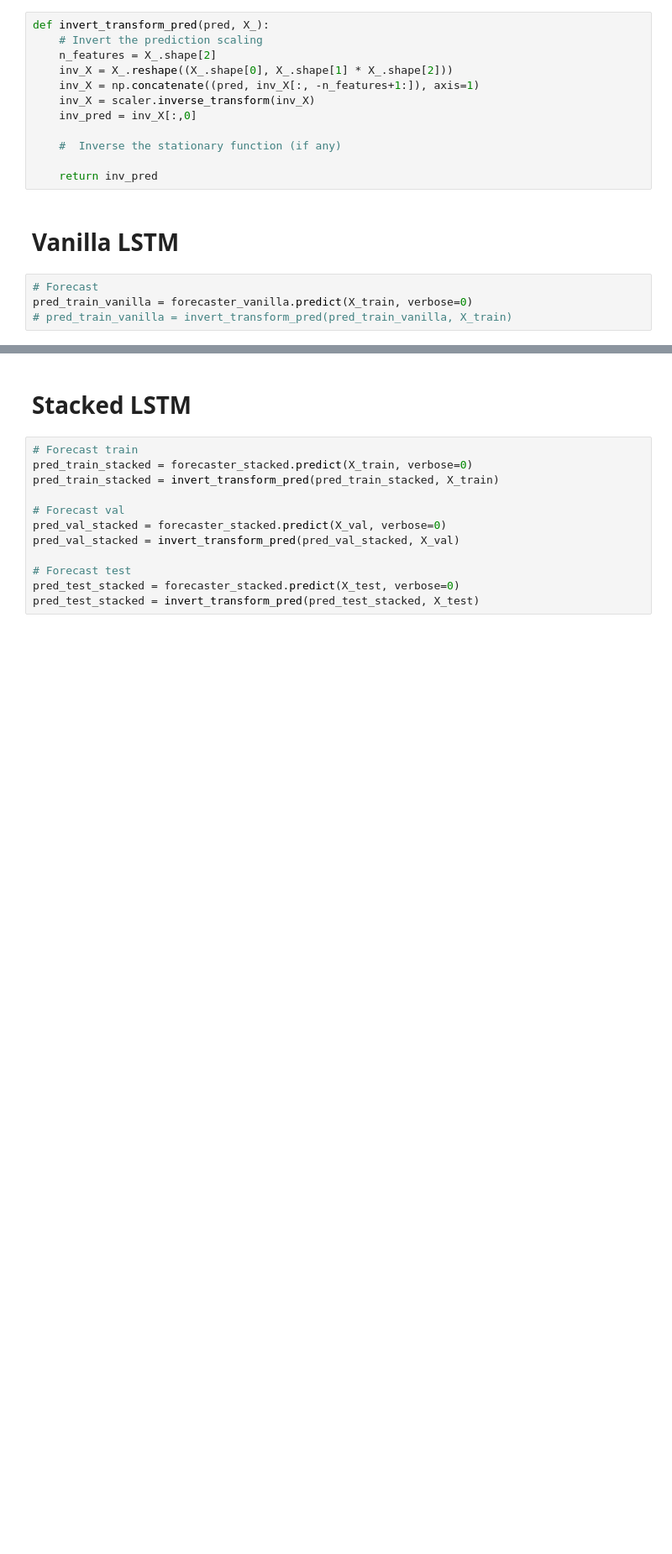
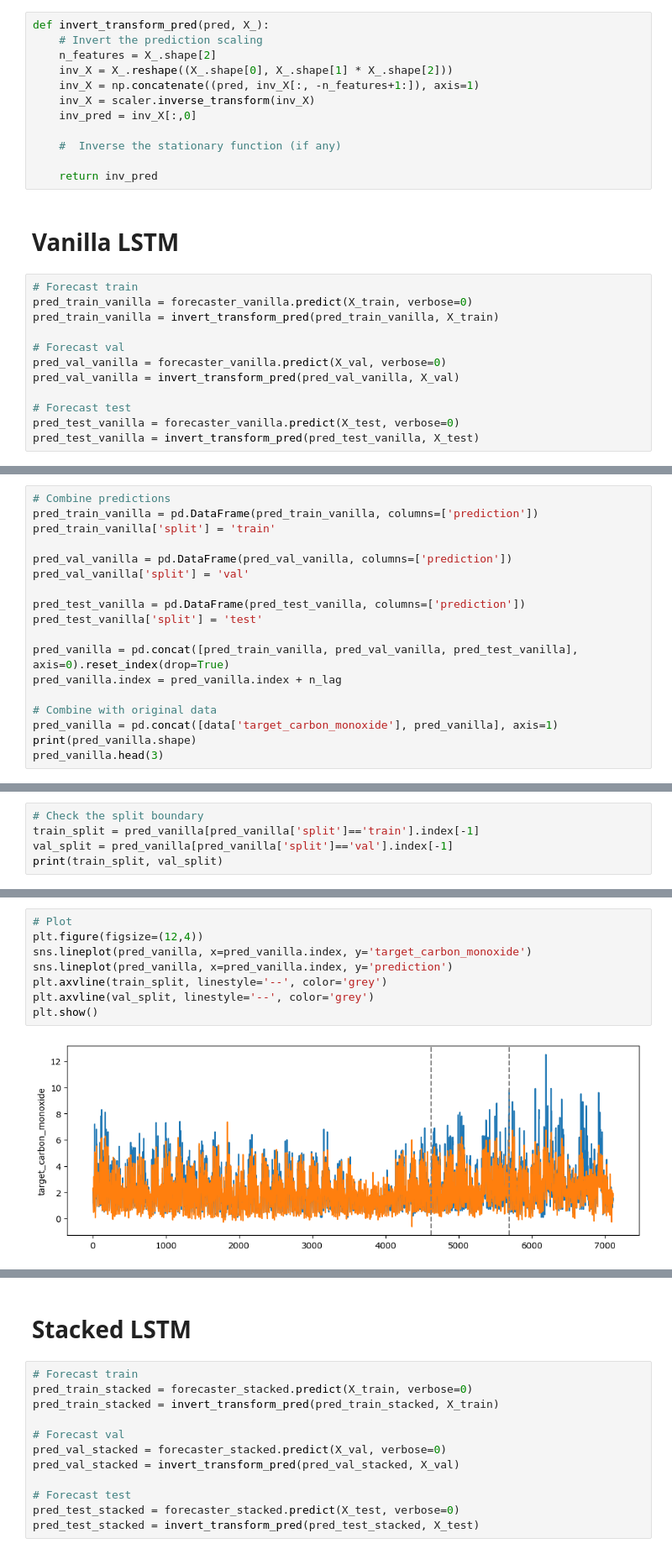
Before and after one commit to Rendi-Geospatial/MachineLearning, a Jupyter notebook: time_series/02 notebooks/multivariate/03 invoke model.ipynb, the cells around one changed output, grey strips where cells are left out. Shown at 84% size. Cells and saved outputs as stored; diff of their text form; blank space fills up the shorter version.

```diff
--- a/time_series/02 notebooks/multivariate/03 invoke model.ipynb
+++ b/time_series/02 notebooks/multivariate/03 invoke model.ipynb
@@ -89,6 +73,14 @@ def invert_transform_pred(pred, X_):
 # %% [markdown]
 # Vanilla LSTM
 # %%
-# Forecast
+# Forecast train
 pred_train_vanilla = forecaster_vanilla.predict(X_train, verbose=0)
-# pred_train_vanilla = invert_transform_pred(pred_train_vanilla, X_train)
+pred_train_vanilla = invert_transform_pred(pred_train_vanilla, X_train)
+
+# Forecast val
+pred_val_vanilla = forecaster_vanilla.predict(X_val, verbose=0)
+pred_val_vanilla = invert_transform_pred(pred_val_vanilla, X_val)
+
+# Forecast test
+pred_test_vanilla = forecaster_vanilla.predict(X_test, verbose=0)
+pred_test_vanilla = invert_transform_pred(pred_test_vanilla, X_test)
@@ -102,0 +87,18 @@ pred_train_vanilla.shape
+# %%
+# Combine predictions
+pred_train_vanilla = pd.DataFrame(pred_train_vanilla, columns=['prediction'])
+pred_train_vanilla['split'] = 'train'
+
+pred_val_vanilla = pd.DataFrame(pred_val_vanilla, columns=['prediction'])
+pred_val_vanilla['split'] = 'val'
+
+pred_test_vanilla = pd.DataFrame(pred_test_vanilla, columns=['prediction'])
+pred_test_vanilla['split'] = 'test'
+
+pred_vanilla = pd.concat([pred_train_vanilla, pred_val_vanilla, pred_test_vanilla], axis=0).reset_index(drop=True)
+pred_vanilla.index = pred_vanilla.index + n_lag
+
+# Combine with original data
+pred_vanilla = pd.concat([data['target_carbon_monoxide'], pred_vanilla], axis=1)
+print(pred_vanilla.shape)
+pred_vanilla.head(3)
@@ -102,0 +111,5 @@ pred_train_vanilla.shape
+# %%
+# Check the split boundary
+train_split = pred_vanilla[pred_vanilla['split']=='train'].index[-1]
+val_split = pred_vanilla[pred_vanilla['split']=='val'].index[-1]
+print(train_split, val_split)
@@ -102,0 +123,10 @@ pred_train_vanilla.shape
+# %%
+# Plot
+plt.figure(figsize=(12,4))
+sns.lineplot(pred_vanilla, x=pred_vanilla.index, y='target_carbon_monoxide')
+sns.lineplot(pred_vanilla, x=pred_vanilla.index, y='prediction')
+plt.axvline(train_split, linestyle='--', color='grey')
+plt.axvline(val_split, linestyle='--', color='grey')
+plt.show()
+# %% [output]
+[figure, added]
```
Also changed, not shown: parts of 27 cells of this notebook, 11 other files.
